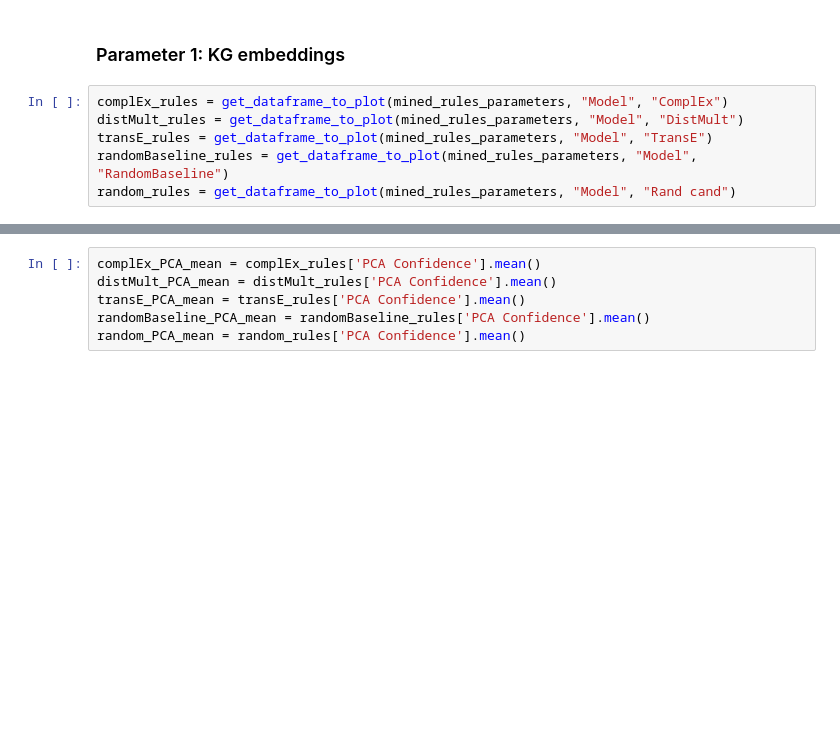
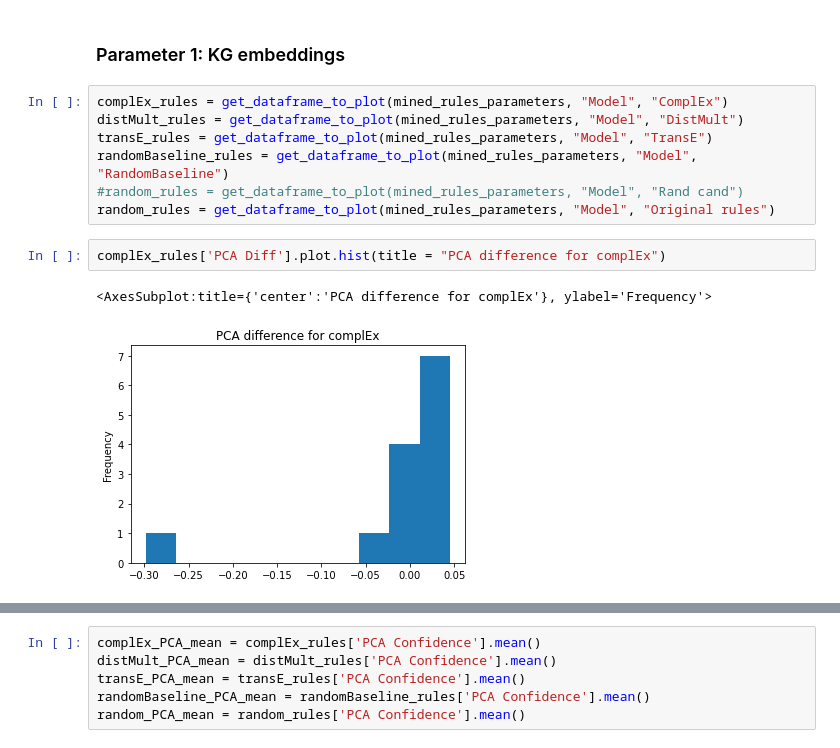
Before and after one commit to JohannaJo/master-latex-template, a Jupyter notebook: code/Visualization_wn18rr.ipynb, the cells around one changed output, grey strips where cells are left out. Cells and saved outputs as stored; diff of their text form; blank space fills up the shorter version.

```diff
--- a/code/Visualization_wn18rr.ipynb
+++ b/code/Visualization_wn18rr.ipynb
@@ -122,4 +124,10 @@ complEx_rules = get_dataframe_to_plot(mined_rules_parameters, "Model", "ComplEx"
 distMult_rules = get_dataframe_to_plot(mined_rules_parameters, "Model", "DistMult")
 transE_rules = get_dataframe_to_plot(mined_rules_parameters, "Model", "TransE")
 randomBaseline_rules = get_dataframe_to_plot(mined_rules_parameters, "Model", "RandomBaseline")
-random_rules = get_dataframe_to_plot(mined_rules_parameters, "Model", "Rand cand")
+#random_rules = get_dataframe_to_plot(mined_rules_parameters, "Model", "Rand cand")
+random_rules = get_dataframe_to_plot(mined_rules_parameters, "Model", "Original rules")
+# %%
+complEx_rules['PCA Diff'].plot.hist(title = "PCA difference for complEx")
+# %% [output]
+<AxesSubplot:title={'center':'PCA difference for complEx'}, ylabel='Frequency'>
+[figure, added]
```
Also changed, not shown: parts of 41 cells of this notebook, 1 other file.
